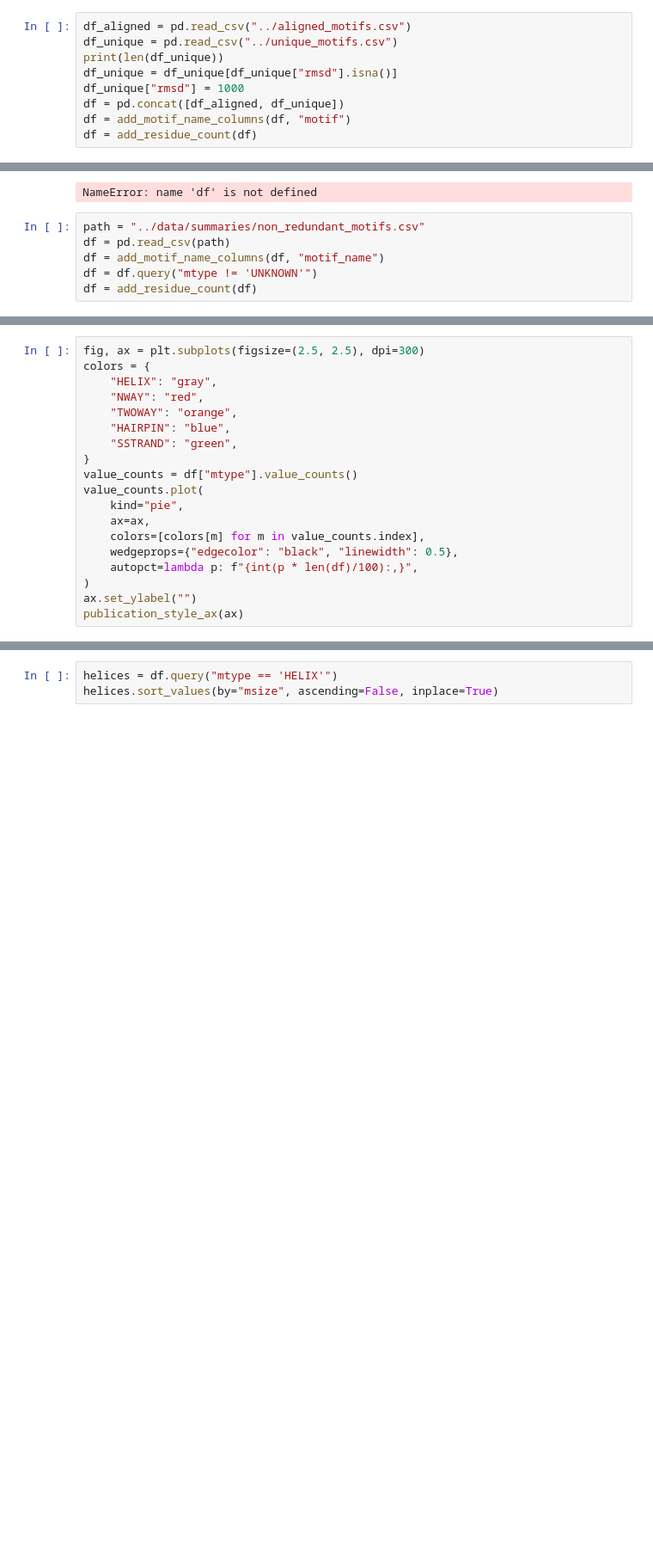
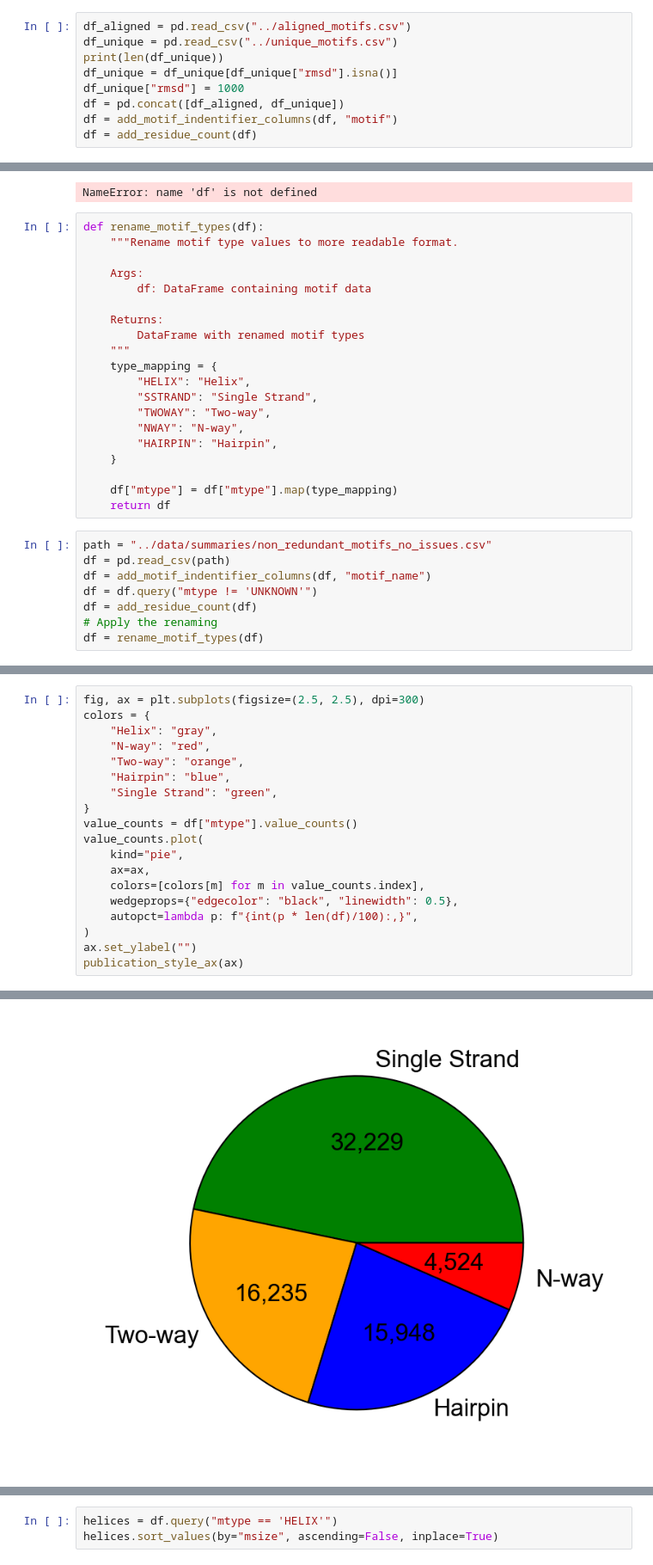
Before and after one commit to YesselmanLab/rna_motif_library, a Jupyter notebook: notebooks/non_redundant_motifs.ipynb, the cells around one changed output, grey strips where cells are left out. Shown: that part at 86% size. Saved outputs shown, nothing was run; the diff lists cells and outputs as text; blank space fills up the shorter version.

```diff
--- a/notebooks/non_redundant_motifs.ipynb
+++ b/notebooks/non_redundant_motifs.ipynb
@@ -52,7 +52,7 @@ print(len(df_unique))
 df_unique = df_unique[df_unique["rmsd"].isna()]
 df_unique["rmsd"] = 1000
 df = pd.concat([df_aligned, df_unique])
-df = add_motif_name_columns(df, "motif")
+df = add_motif_indentifier_columns(df, "motif")
 df = add_residue_count(df)
 # %% [output]
 FileNotFoundError: [Errno 2] No such file or directory: '../unique_motifs.csv'
@@ -114,9 +114,31 @@ rmsd_total = rmsd_counts["rmsd_count"].sum()
 print(total, rmsd_total)
 # %% [output]
 NameError: name 'df' is not defined
+# %%
+def rename_motif_types(df):
+    """Rename motif type values to more readable format.
+
+    Args:
+        df: DataFrame containing motif data
+
+    Returns:
+        DataFrame with renamed motif types
+    """
+    type_mapping = {
+        "HELIX": "Helix",
+        "SSTRAND": "Single Strand",
+        "TWOWAY": "Two-way",
+        "NWAY": "N-way",
+        "HAIRPIN": "Hairpin",
+    }
+
+    df["mtype"] = df["mtype"].map(type_mapping)
+    return df
 # %%
-path = "../data/summaries/non_redundant_motifs.csv"
+path = "../data/summaries/non_redundant_motifs_no_issues.csv"
 df = pd.read_csv(path)
-df = add_motif_name_columns(df, "motif_name")
+df = add_motif_indentifier_columns(df, "motif_name")
 df = df.query("mtype != 'UNKNOWN'")
 df = add_residue_count(df)
+# Apply the renaming
+df = rename_motif_types(df)
@@ -159,11 +145,11 @@ Top 10 most common sequences:
 # %%
 fig, ax = plt.subplots(figsize=(2.5, 2.5), dpi=300)
 colors = {
-    "HELIX": "gray",
-    "NWAY": "red",
-    "TWOWAY": "orange",
-    "HAIRPIN": "blue",
-    "SSTRAND": "green",
+    "Helix": "gray",
+    "N-way": "red",
+    "Two-way": "orange",
+    "Hairpin": "blue",
+    "Single Strand": "green",
 }
 value_counts = df["mtype"].value_counts()
 value_counts.plot(
@@ -179,0 +165 @@ NameError: name 'plt' is not defined
+[figure, added]
```
Also changed, not shown: parts of 4 cells of this notebook, 19 other files.
